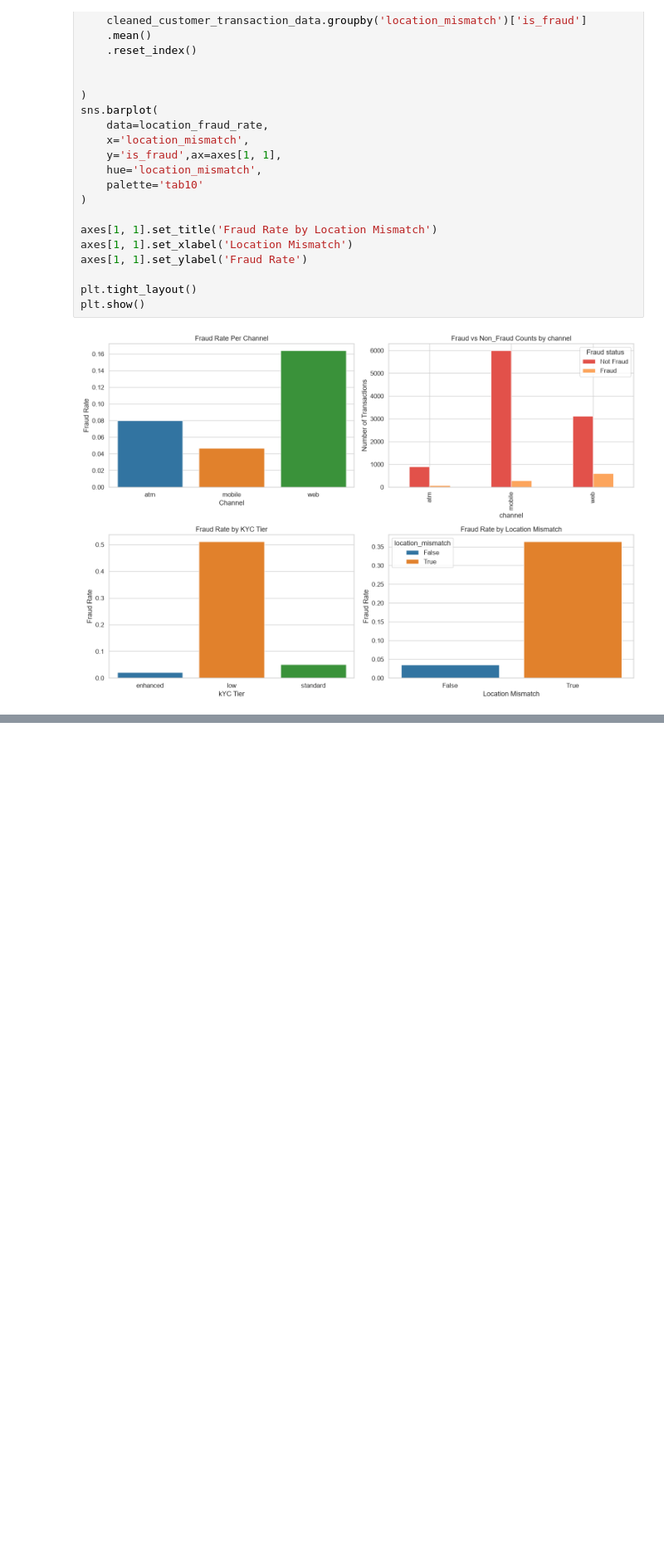
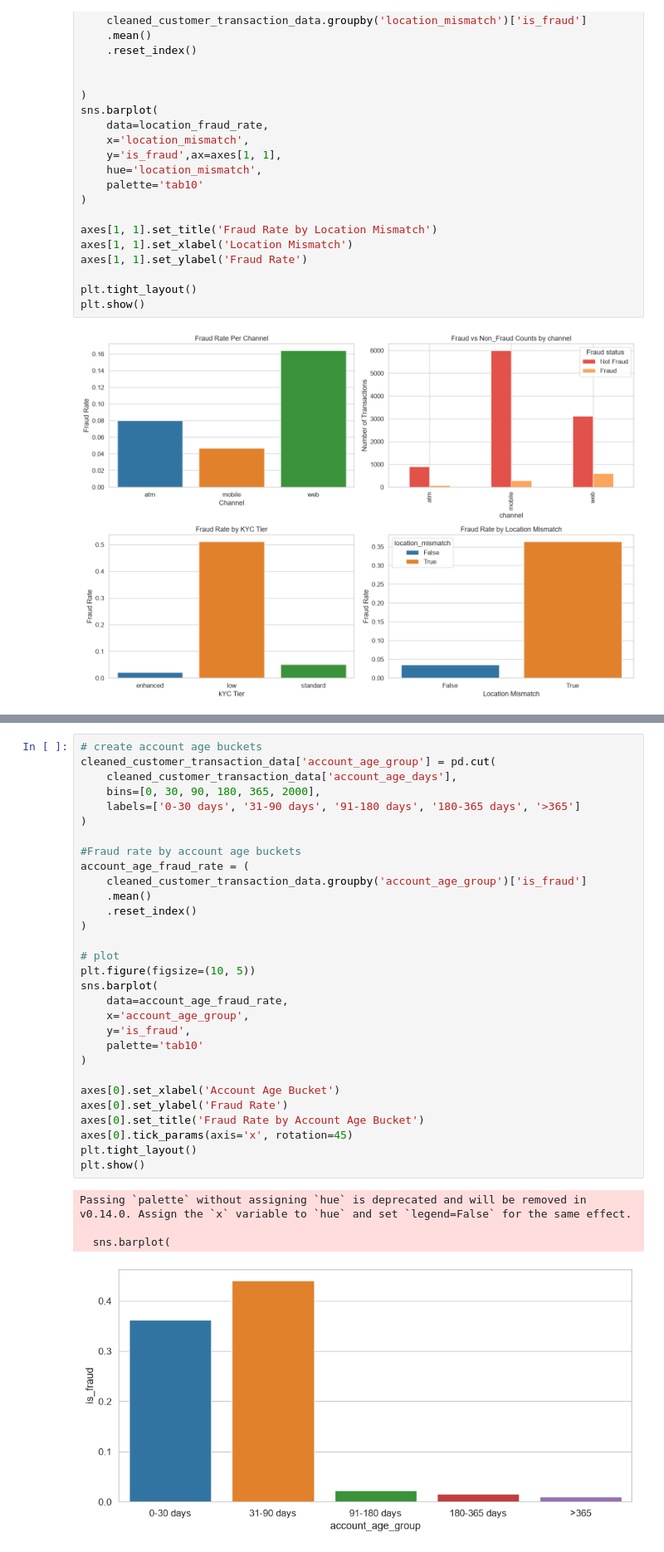
Before and after one commit to Oyekemi247/Fraudulent_Transaction_Detection_for_Finlora_Company, a Jupyter notebook: Notebooks/Exploratory.ipynb, the cells around one changed output, grey strips where cells are left out. Shown at 83% size. Drawn from its saved outputs; the diff is of its cells as text; blank space fills up the shorter version.

```diff
--- a/Notebooks/Exploratory.ipynb
+++ b/Notebooks/Exploratory.ipynb
@@ -221,0 +319,35 @@ plt.show()
+# %%
+# create account age buckets
+cleaned_customer_transaction_data['account_age_group'] = pd.cut(
+    cleaned_customer_transaction_data['account_age_days'],
+    bins=[0, 30, 90, 180, 365, 2000],
+    labels=['0-30 days', '31-90 days', '91-180 days', '180-365 days', '>365']
+)
+
+#Fraud rate by account age buckets
+account_age_fraud_rate = (
+    cleaned_customer_transaction_data.groupby('account_age_group')['is_fraud']
+    .mean()
+    .reset_index()
+)
+
+# plot
+plt.figure(figsize=(10, 5))
+sns.barplot(
+    data=account_age_fraud_rate,
+    x='account_age_group',
+    y='is_fraud',
+    palette='tab10'
+)
+
+axes[0].set_xlabel('Account Age Bucket')
+axes[0].set_ylabel('Fraud Rate')
+axes[0].set_title('Fraud Rate by Account Age Bucket')
+axes[0].tick_params(axis='x', rotation=45)
+plt.tight_layout()
+plt.show()
+# %% [output]
+Passing `palette` without assigning `hue` is deprecated and will be removed in v0.14.0. Assign the `x` variable to `hue` and set `legend=False` for the same effect.
+
+  sns.barplot(
+[figure, added]
```
Also changed, not shown: parts of 15 cells of this notebook, 3 other files.
